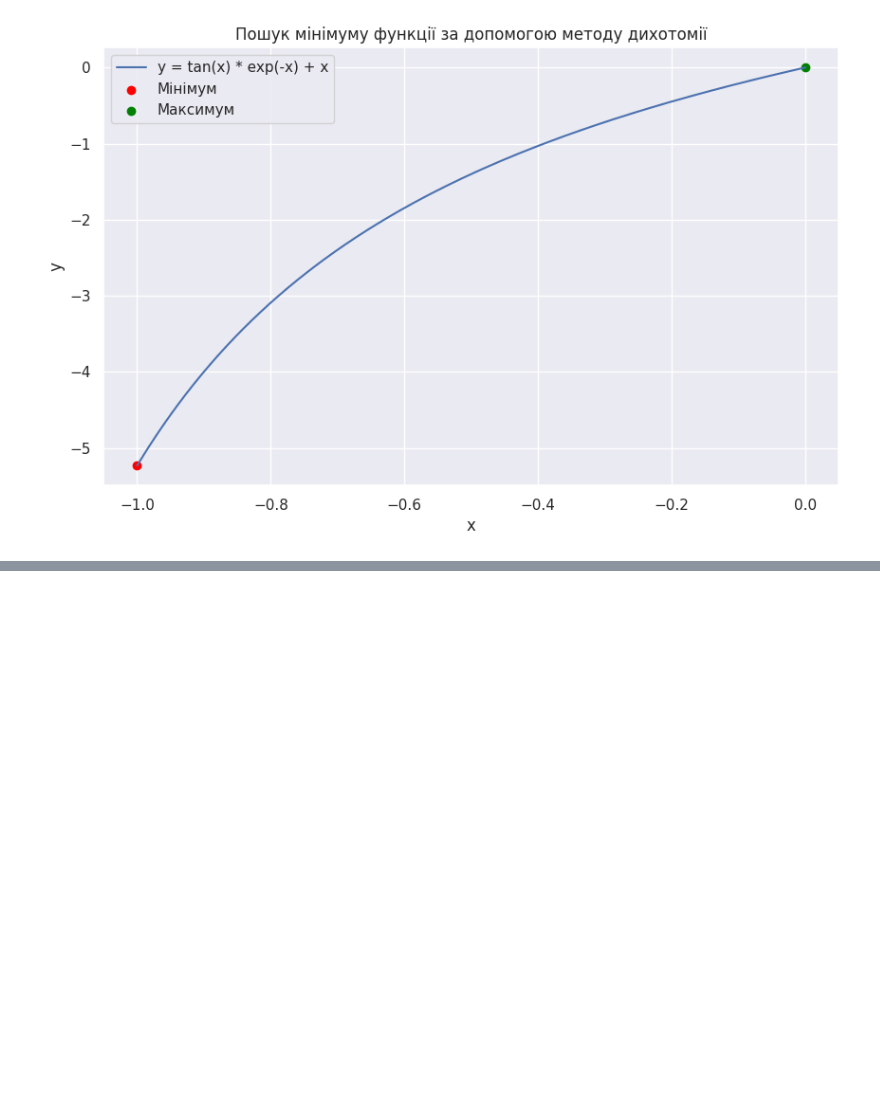
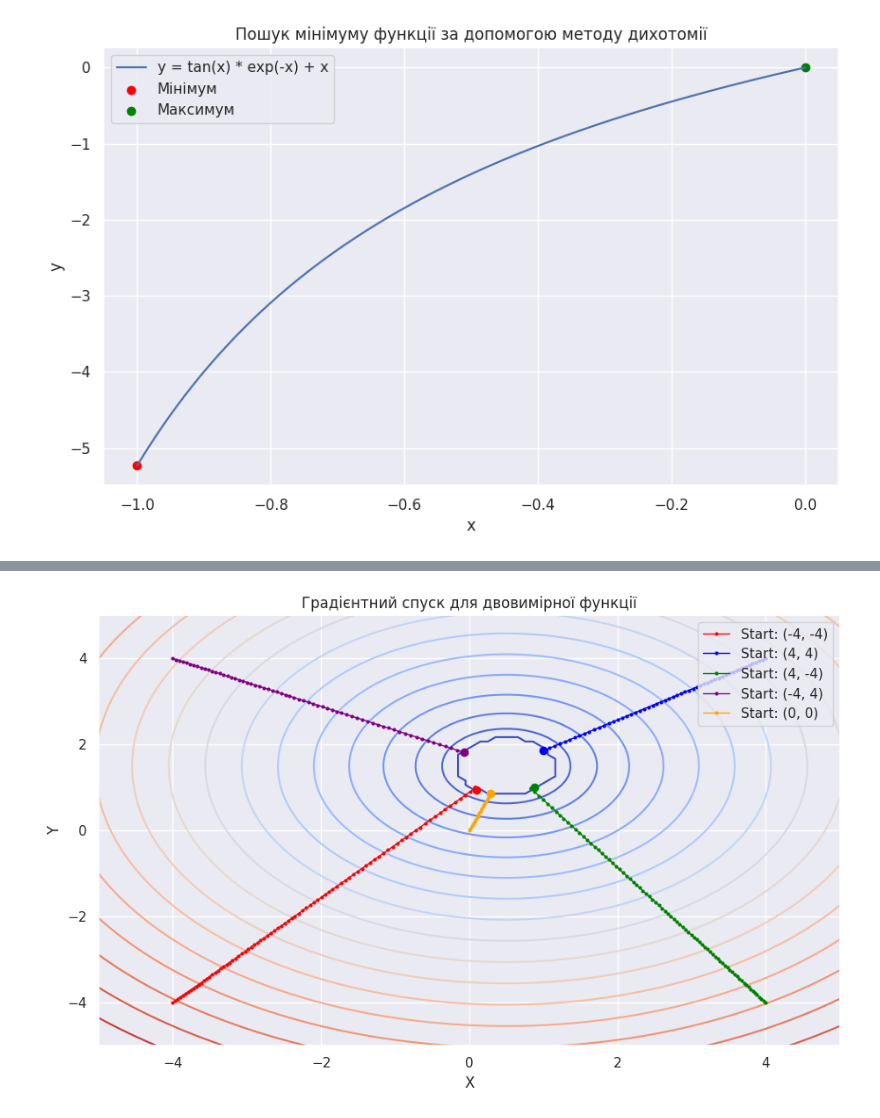
Before and after one commit to 4gn5t/DataAnalysis, a Jupyter notebook: lab10/main.ipynb, the cells around one changed output, grey strips where cells are left out. Saved outputs shown, nothing was run; the diff lists cells and outputs as text; code cells hidden in the pictures; blank space fills up the shorter version.

```diff
--- a/lab10/main.ipynb
+++ b/lab10/main.ipynb
@@ -38,7 +40,7 @@ plt.show()
 def func(x):
     return np.tan(x) * np.exp(-x) + x
 
-def dichotomy_min(func, a, b, tol=1e-6, max_iter=1000):
+def dichotomy_min(func, a, b, eps=1e-6, max_iter=1000):
     if a >= b:
         raise ValueError("Початок інтервалу a має бути меншим за кінець b.")
 
@@ -54,14 +56,14 @@ def dichotomy_min(func, a, b, tol=1e-6, max_iter=1000):
         else:
             a = x1
 
-        if abs(b - a) < tol:
+        if abs(b - a) < eps:
             break
     else:
         print("Досягнуто максимальну кількість ітерацій.")
 
     return (a + b) / 2
 
-def dichotomy_max(func, a, b, tol=1e-6, max_iter=1000):
+def dichotomy_max(func, a, b, eps=1e-6, max_iter=1000):
     if a >= b:
         raise ValueError("Початок інтервалу a має бути меншим за кінець b.")
 
@@ -77,7 +79,7 @@ def dichotomy_max(func, a, b, tol=1e-6, max_iter=1000):
         else:
             a = x1
 
-        if abs(b - a) < tol:
+        if abs(b - a) < eps:
             break
     else:
         print("Досягнуто максимальну кількість ітерацій.")
@@ -86,12 +88,12 @@ def dichotomy_max(func, a, b, tol=1e-6, max_iter=1000):
 
 a = -1.0
 b = 0.0
-tol = 1e-6
+eps = 1e-6
 
-x_min = dichotomy_min(func, a, b, tol)
+x_min = dichotomy_min(func, a, b, eps)
 y_min = func(x_min)
 
-x_max = dichotomy_max(func, a, b, tol)
+x_max = dichotomy_max(func, a, b, eps)
 y_max = func(x_max)
 
 print(f"Мінімум функції знаходиться приблизно в точці x = {x_min:.6f}, y = {y_min:.6f}")
@@ -226,0 +326,60 @@ plt.show()
+# %%
+def plot_function_and_path(c1=1, c2=1):
+    x = np.linspace(-5, 5, 100)
+    y = np.linspace(-5, 5, 100)
+    X, Y = np.meshgrid(x, y)
+
+    Z = np.zeros_like(X)
+    for i in range(X.shape[0]):
+        for j in range(X.shape[1]):
+            Z[i, j] = objective_function(X[i, j], Y[i, j], c1, c2)
+
+    fig = plt.figure(figsize=(18, 6))
+
+    start_points = [(-4, -4), (4, 4), (4, -4), (-4, 4), (0, 0)]
+    colors = ['red', 'blue', 'green', 'purple', 'orange']
+
+    ax2 = fig.add_subplot(122)
+    contour = ax2.contour(X, Y, Z, 20, cmap=cm.coolwarm)
+    ax2.set_xlabel('X')
+    ax2.set_ylabel('Y')
+    ax2.set_title('Градієнтний спуск для двовимірної функції')
+
+    results = []
+    for i, (start_x, start_y) in enumerate(start_points):
+        min_x, min_y, path = gradient_descent(
+            start_x, start_y,
+            learning_rate=0.05,
+            max_iterations=2000,
+            eps=1e-8,
+            c1=c1, c2=c2
+        )
+
+        if not (np.isnan(min_x) or np.isnan(min_y)):
+            results.append((min_x, min_y))
+        else:
+            results.append((start_x, start_y, "Failed to converge"))
+
+        path_x = [p[0] for p in path]
+        path_y = [p[1] for p in path]
+
+        ax2.plot(path_x, path_y, 'o-', color=colors[i], linewidth=1, markersize=2,
+                 label=f'Start: ({start_x}, {start_y})')
+
+        ax2.plot(min_x, min_y, 'o', color=colors[i], markersize=6)
+
+    plt.legend(loc='upper right')
+    plt.tight_layout()
+
+    for i, (min_x, min_y) in enumerate(results):
+        print(f"Початок {start_points[i]}: Мінімум функції знаходиться приблизно в точці ({min_x:.4f}, {min_y:.4f})")
+
+    return plt
+
+c1, c2 = 1, 1
+
+print("c1 =", c1, ", c2 =", c2)
+
+plt_gd = plot_function_and_path(c1, c2)
+fig_gd = plt.gcf()
+# %% [output]
@@ -226,0 +392 @@ plt.show()
+[figure, added]
```
Also changed, not shown: parts of 5 cells of this notebook.
